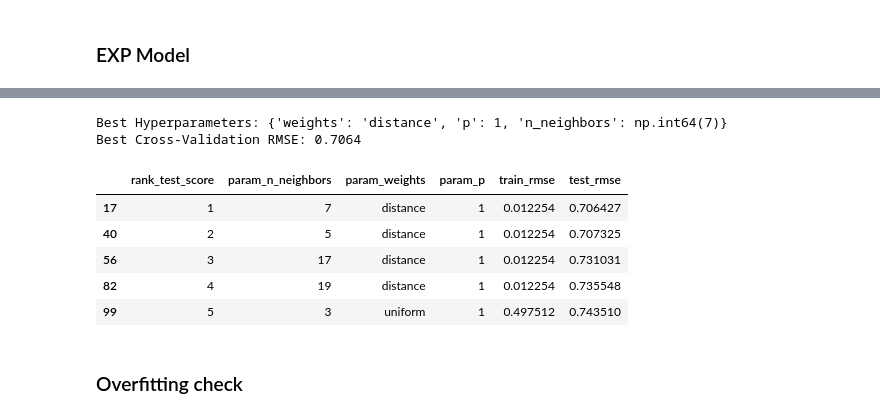
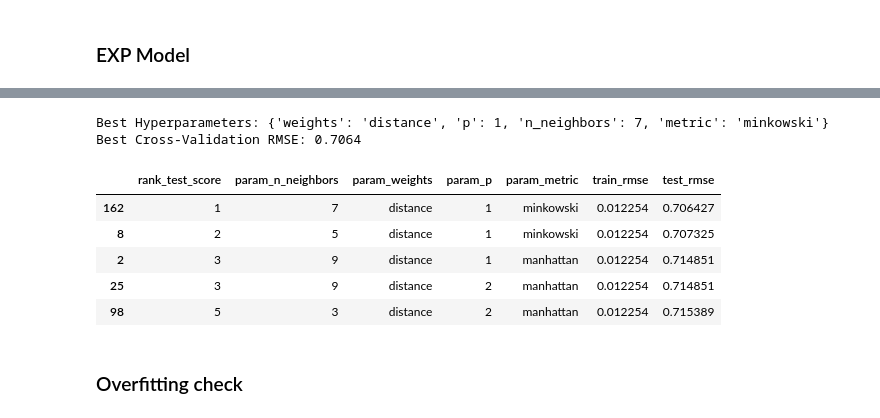
Before and after one commit to Four-Q/Band-gap-predict, a Jupyter notebook: SingleModels/KNN/HyperParameterSearch.ipynb, the cells around one changed output, grey strips where cells are left out. Drawn from its saved outputs; the diff is of its cells as text; code cells hidden in the pictures.

```diff
--- a/SingleModels/KNN/HyperParameterSearch.ipynb
+++ b/SingleModels/KNN/HyperParameterSearch.ipynb
@@ -201,6 +233,7 @@ param_distributions = {
     'n_neighbors': np.arange(3, 100, 2),
     'weights': ['uniform', 'distance'],
     'p': [1, 2],
+    'metric': ['euclidean', 'manhattan', 'chebyshev', 'minkowski']
 }
 # create a KFold object for cross-validation
 kf = KFold(n_splits=5, shuffle=True, random_state=RANDOM_SEED)
@@ -210,7 +243,7 @@ knn = KNeighborsRegressor(n_jobs=-1)
 # using n_iter=50 for a faster search, you can increase this for better results
 # forget to assign metrics score, the default is R2 score
 random_search = RandomizedSearchCV(estimator=knn, param_distributions=param_distributions,
-                n_iter=100, cv=kf, verbose=2, random_state=RANDOM_SEED,
+                n_iter=300, cv=kf, verbose=2, random_state=RANDOM_SEED,
                 scoring='neg_mean_squared_error', return_train_score=True,  n_jobs=-1)
 
 # fit the model to the training data
@@ -231,32 +281,32 @@ RandomizedSearchCV(cv=KFold(n_splits=5, random_state=42, shuffle=True),
 # %%
 # get the best hyperparameters
 best_params = random_search.best_params_
 print(f"Best Hyperparameters: {best_params}")
 best_score = np.sqrt(-random_search.best_score_)
 print(f"Best Cross-Validation RMSE: {best_score:.4f}")
 
 # create a DataFrame to store the results
 results = pd.DataFrame(random_search.cv_results_)
 results['test_rmse'] = np.sqrt(-results['mean_test_score'])
 results['train_rmse'] = np.sqrt(-results['mean_train_score'])
 # sort the results by test RMSE
 results_sorted = results.sort_values('test_rmse')
 results_sorted = results_sorted[['rank_test_score', 'param_n_neighbors',
-                               'param_weights', 'param_p',
+                               'param_weights', 'param_p', 'param_metric',
                                'train_rmse', 'test_rmse']]
 
 # save the results to a csv file
 results_sorted.to_csv(os.path.join(current_path, 'exp_random_search_results.csv'), index=False)
 results_sorted.head()
 # %% [output]
-Best Hyperparameters: {'weights': 'distance', 'p': 1, 'n_neighbors': np.int64(7)}
+Best Hyperparameters: {'weights': 'distance', 'p': 1, 'n_neighbors': 7, 'metric': 'minkowski'}
 Best Cross-Validation RMSE: 0.7064
-|  | rank_test_score | param_n_neighbors | param_weights | param_p | train_rmse | test_rmse |
-| 17 | 1 | 7 | distance | 1 | 0.012254 | 0.706427 |
-| 40 | 2 | 5 | distance | 1 | 0.012254 | 0.707325 |
-| 56 | 3 | 17 | distance | 1 | 0.012254 | 0.731031 |
-| 82 | 4 | 19 | distance | 1 | 0.012254 | 0.735548 |
-| 99 | 5 | 3 | uniform | 1 | 0.497512 | 0.743510 |
+|  | rank_test_score | param_n_neighbors | param_weights | param_p | param_metric | train_rmse | test_rmse |
+| 162 | 1 | 7 | distance | 1 | minkowski | 0.012254 | 0.706427 |
+| 8 | 2 | 5 | distance | 1 | minkowski | 0.012254 | 0.707325 |
+| 2 | 3 | 9 | distance | 1 | manhattan | 0.012254 | 0.714851 |
+| 25 | 3 | 9 | distance | 2 | manhattan | 0.012254 | 0.714851 |
+| 98 | 5 | 3 | distance | 2 | manhattan | 0.012254 | 0.715389 |
 # %% [markdown]
 ### Overfitting check
 # %%
```
Also changed, not shown: parts of 7 cells of this notebook, 38 other files.
